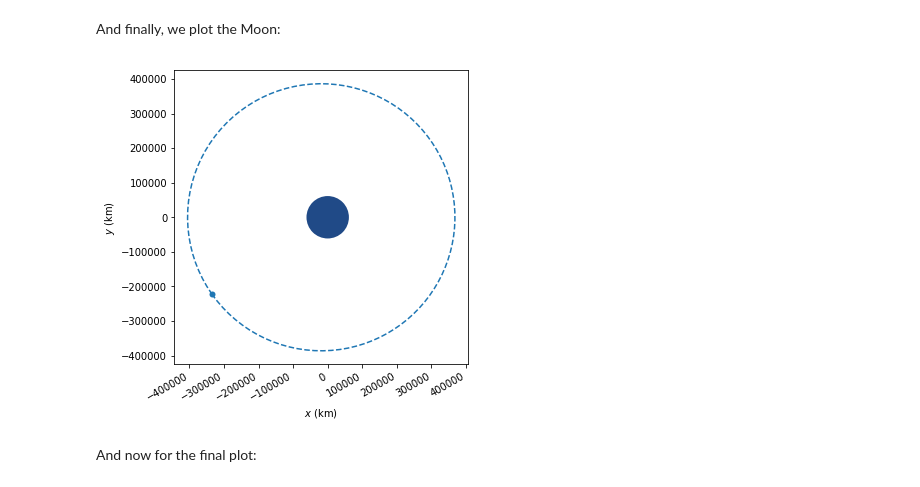
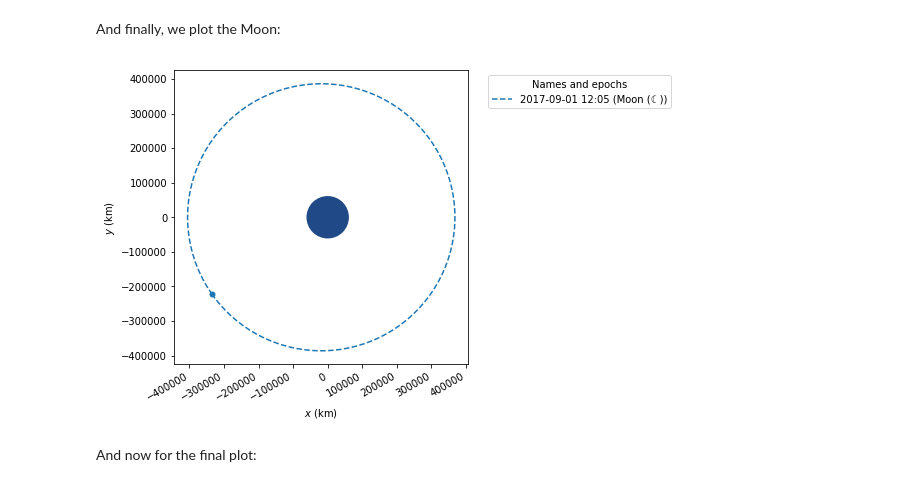
Before and after one commit to poliastro/poliastro, a Jupyter notebook: docs/source/examples/Catch that asteroid!.ipynb, the cells around one changed output. Drawn from its saved outputs; the diff is of its cells as text; code cells hidden in the pictures.

```diff
--- a/docs/source/examples/Catch that asteroid!.ipynb
+++ b/docs/source/examples/Catch that asteroid!.ipynb
@@ -224,10 +224,10 @@ moon
 # %% [markdown]
 And finally, we plot the Moon:
 # %%
-plot(moon)
+plot(moon, label=Moon)
 plt.gcf().autofmt_xdate()
 # %% [output]
-[figure, old version]
+[figure, new version]
 # %% [markdown]
 And now for the final plot:
 # %%
```
Also changed, not shown: parts of 1 cell of this notebook, 2 other files.
